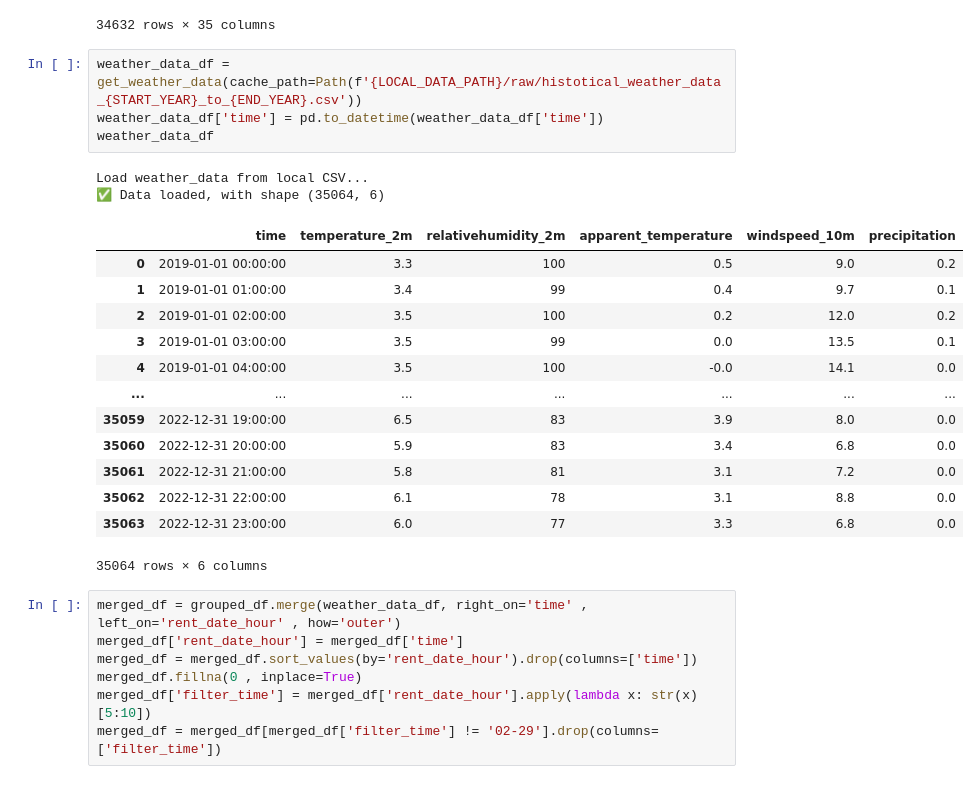
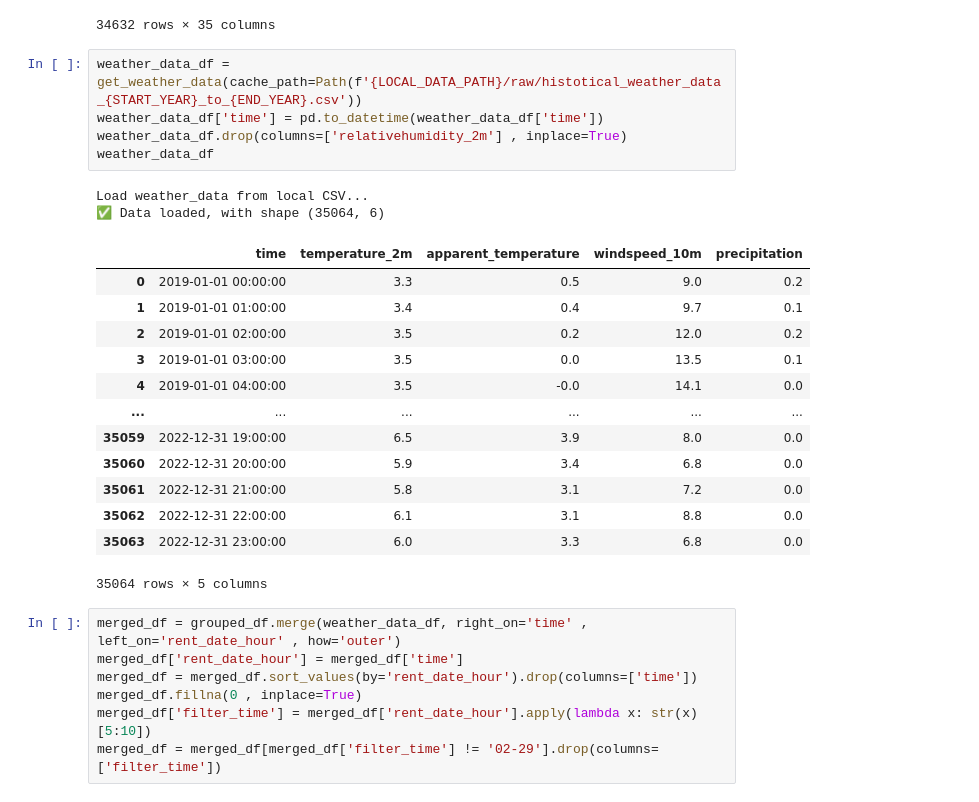
Before and after one commit to shoefer987/bike_sharing_demand, a Jupyter notebook: notebooks/jonathan122802_testing_preproc.ipynb, the cells around one changed output. Drawn from its saved outputs; the diff is of its cells as text.

```diff
--- a/notebooks/jonathan122802_testing_preproc.ipynb
+++ b/notebooks/jonathan122802_testing_preproc.ipynb
@@ -65,23 +65,24 @@ grouped_df
 # %%
 weather_data_df = get_weather_data(cache_path=Path(f'{LOCAL_DATA_PATH}/raw/histotical_weather_data_{START_YEAR}_to_{END_YEAR}.csv'))
 weather_data_df['time'] = pd.to_datetime(weather_data_df['time'])
+weather_data_df.drop(columns=['relativehumidity_2m'] , inplace=True)
 weather_data_df
 # %% [output]
 Load weather_data from local CSV...
 ✅ Data loaded, with shape (35064, 6)
-|  | time | temperature_2m | relativehumidity_2m | apparent_temperature | windspeed_10m | precipitation |
-| 0 | 2019-01-01 00:00:00 | 3.3 | 100 | 0.5 | 9.0 | 0.2 |
-| 1 | 2019-01-01 01:00:00 | 3.4 | 99 | 0.4 | 9.7 | 0.1 |
-| 2 | 2019-01-01 02:00:00 | 3.5 | 100 | 0.2 | 12.0 | 0.2 |
-| 3 | 2019-01-01 03:00:00 | 3.5 | 99 | 0.0 | 13.5 | 0.1 |
-| 4 | 2019-01-01 04:00:00 | 3.5 | 100 | -0.0 | 14.1 | 0.0 |
-| ... | ... | ... | ... | ... | ... | ... |
-| 35059 | 2022-12-31 19:00:00 | 6.5 | 83 | 3.9 | 8.0 | 0.0 |
-| 35060 | 2022-12-31 20:00:00 | 5.9 | 83 | 3.4 | 6.8 | 0.0 |
-| 35061 | 2022-12-31 21:00:00 | 5.8 | 81 | 3.1 | 7.2 | 0.0 |
-| 35062 | 2022-12-31 22:00:00 | 6.1 | 78 | 3.1 | 8.8 | 0.0 |
-| 35063 | 2022-12-31 23:00:00 | 6.0 | 77 | 3.3 | 6.8 | 0.0 |
+|  | time | temperature_2m | apparent_temperature | windspeed_10m | precipitation |
+| 0 | 2019-01-01 00:00:00 | 3.3 | 0.5 | 9.0 | 0.2 |
+| 1 | 2019-01-01 01:00:00 | 3.4 | 0.4 | 9.7 | 0.1 |
+| 2 | 2019-01-01 02:00:00 | 3.5 | 0.2 | 12.0 | 0.2 |
+| 3 | 2019-01-01 03:00:00 | 3.5 | 0.0 | 13.5 | 0.1 |
+| 4 | 2019-01-01 04:00:00 | 3.5 | -0.0 | 14.1 | 0.0 |
+| ... | ... | ... | ... | ... | ... |
+| 35059 | 2022-12-31 19:00:00 | 6.5 | 3.9 | 8.0 | 0.0 |
+| 35060 | 2022-12-31 20:00:00 | 5.9 | 3.4 | 6.8 | 0.0 |
+| 35061 | 2022-12-31 21:00:00 | 5.8 | 3.1 | 7.2 | 0.0 |
+| 35062 | 2022-12-31 22:00:00 | 6.1 | 3.1 | 8.8 | 0.0 |
+| 35063 | 2022-12-31 23:00:00 | 6.0 | 3.3 | 6.8 | 0.0 |
-35064 rows × 6 columns
+35064 rows × 5 columns
 # %%
 merged_df = grouped_df.merge(weather_data_df, right_on='time' , left_on='rent_date_hour' , how='outer')
 merged_df['rent_date_hour'] = merged_df['time']
```
Also changed, not shown: parts of 9 cells of this notebook, 4 other files.
